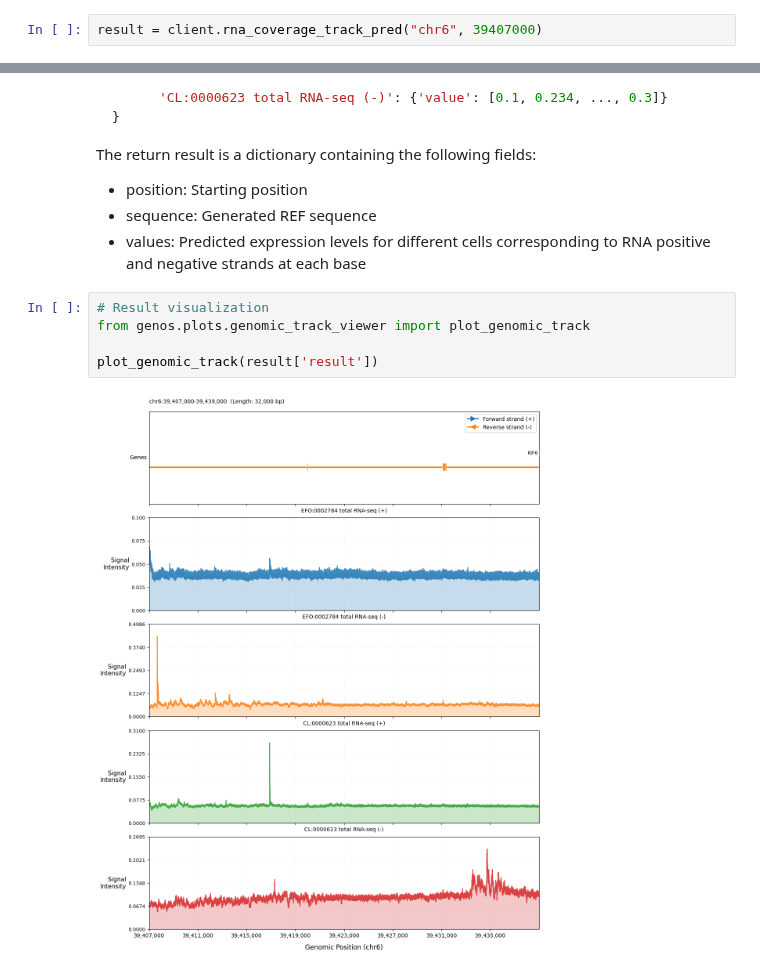
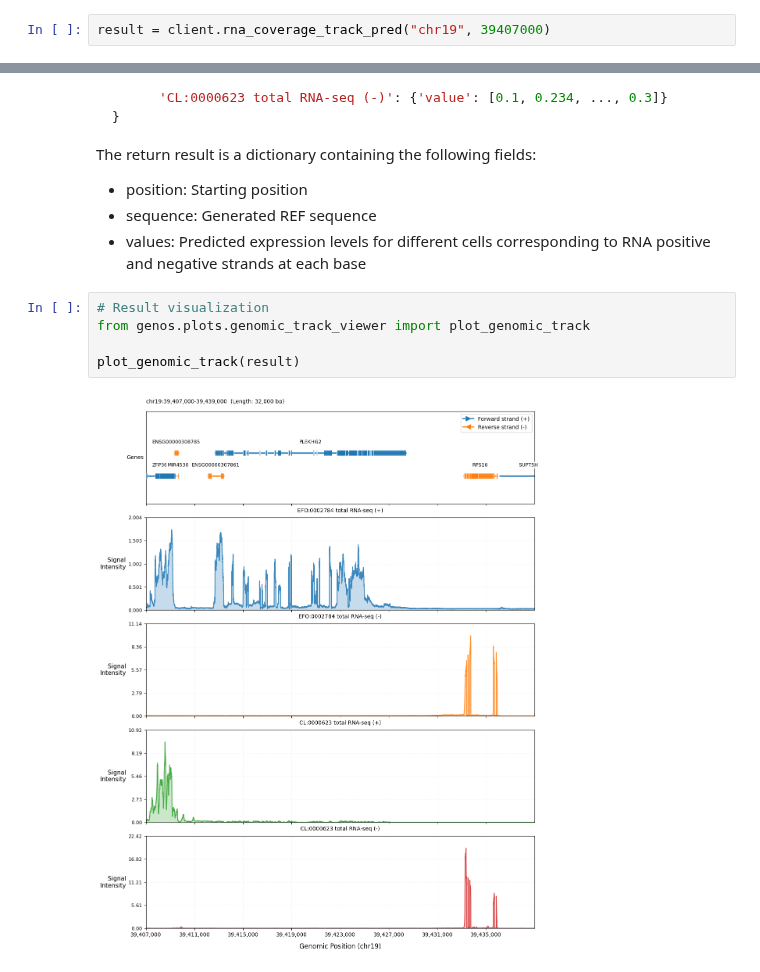
Before and after one commit to BGI-HangzhouAI/Genos, a Jupyter notebook: Notebooks/en/04.RNASeqConvTrack_en.ipynb, the cells around one changed output, grey strips where cells are left out. Cells and saved outputs as stored; diff of their text form.

```diff
--- a/Notebooks/en/04.RNASeqConvTrack_en.ipynb
+++ b/Notebooks/en/04.RNASeqConvTrack_en.ipynb
@@ -70,4 +70,4 @@ After creating the client, we can quickly call the service interface through the
     - start_pos: Starting genomic base position (1-based coordinate)
 # %%
-result = client.rna_coverage_track_pred("chr6", 39407000)
+result = client.rna_coverage_track_pred("chr19", 39407000)
 # %% [output]
@@ -94,7 +94,7 @@ The return result is a dictionary containing the following fields:
 # %%
 # Result visualization
 from genos.plots.genomic_track_viewer import plot_genomic_track
 
-plot_genomic_track(result['result'])
+plot_genomic_track(result)
 # %% [output]
-[figure, old version]
+[figure, new version]
```
Also changed, not shown: parts of 3 cells of this notebook, 2 other files.
